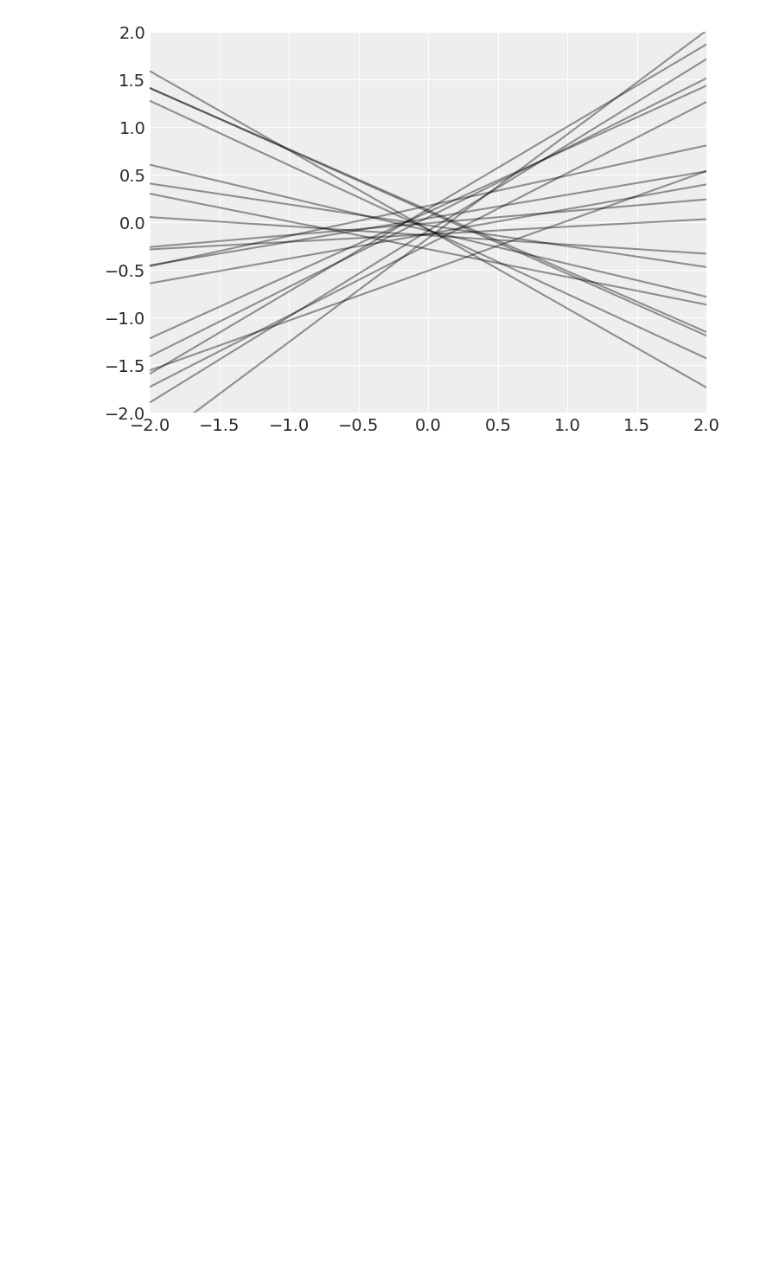
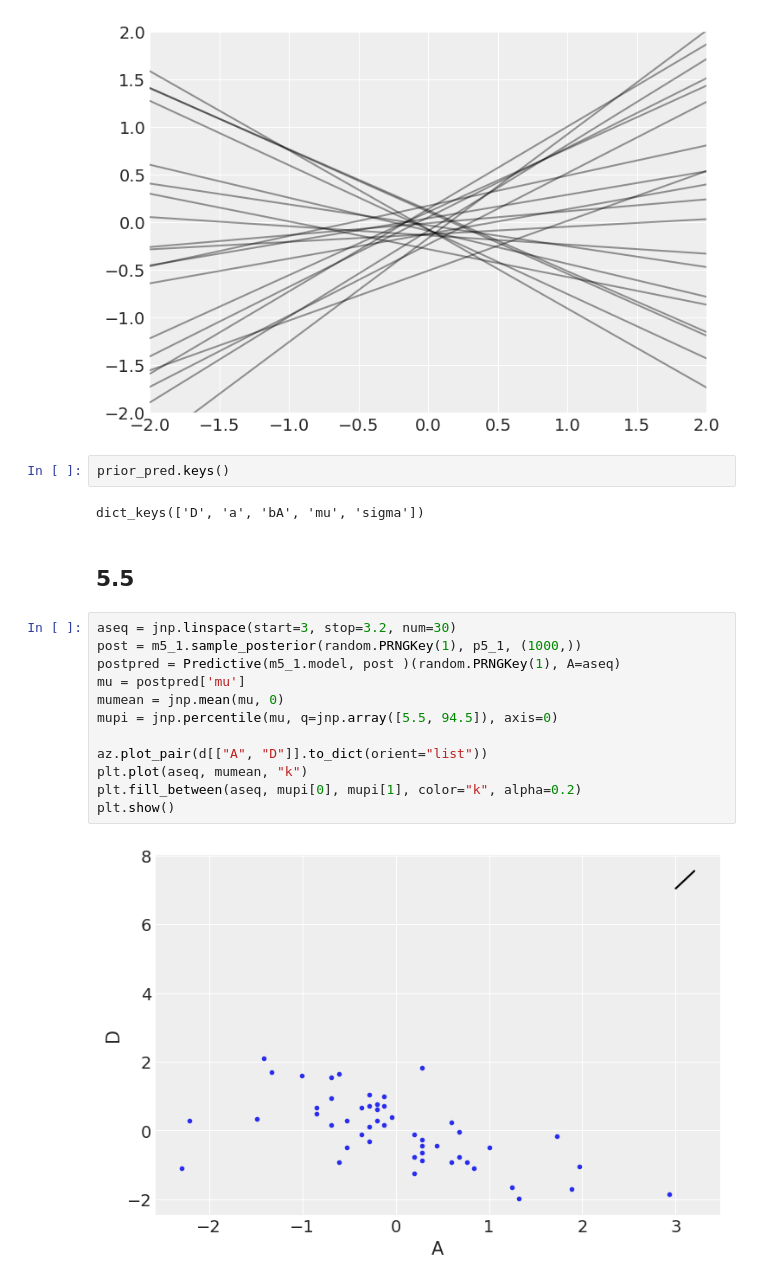
Before and after one commit to 8wgf3b/books, a Jupyter notebook: stat_rethink/Chap5.ipynb, the cells around one changed output. Drawn from its saved outputs; the diff is of its cells as text; blank space fills up the shorter version.

Commit message:
exploring modelling

```diff
--- a/stat_rethink/Chap5.ipynb
+++ b/stat_rethink/Chap5.ipynb
@@ -92,3 +98,23 @@ for i in range(20):
     plt.plot([-2, 2], mu[i], "k", alpha=0.4)
 # %% [output]
 [figure]
+# %%
+prior_pred.keys()
+# %% [output]
+dict_keys(['D', 'a', 'bA', 'mu', 'sigma'])
+# %% [markdown]
+## 5.5
+# %%
+aseq = jnp.linspace(start=3, stop=3.2, num=30)
+post = m5_1.sample_posterior(random.PRNGKey(1), p5_1, (1000,))
+postpred = Predictive(m5_1.model, post )(random.PRNGKey(1), A=aseq)
+mu = postpred['mu']
+mumean = jnp.mean(mu, 0)
+mupi = jnp.percentile(mu, q=jnp.array([5.5, 94.5]), axis=0)
+
+az.plot_pair(d[["A", "D"]].to_dict(orient="list"))
+plt.plot(aseq, mumean, "k")
+plt.fill_between(aseq, mupi[0], mupi[1], color="k", alpha=0.2)
+plt.show()
+# %% [output]
+[figure, added]
```
Also changed, not shown: parts of 8 cells of this notebook.
